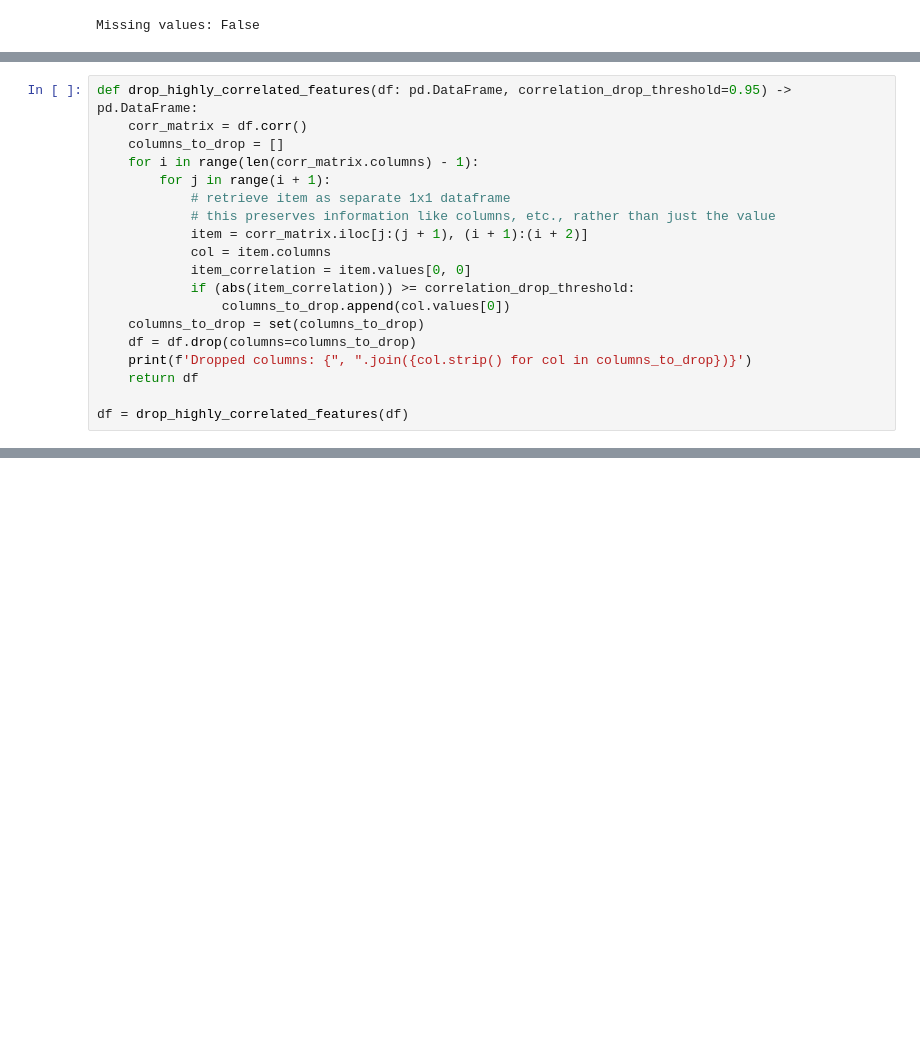
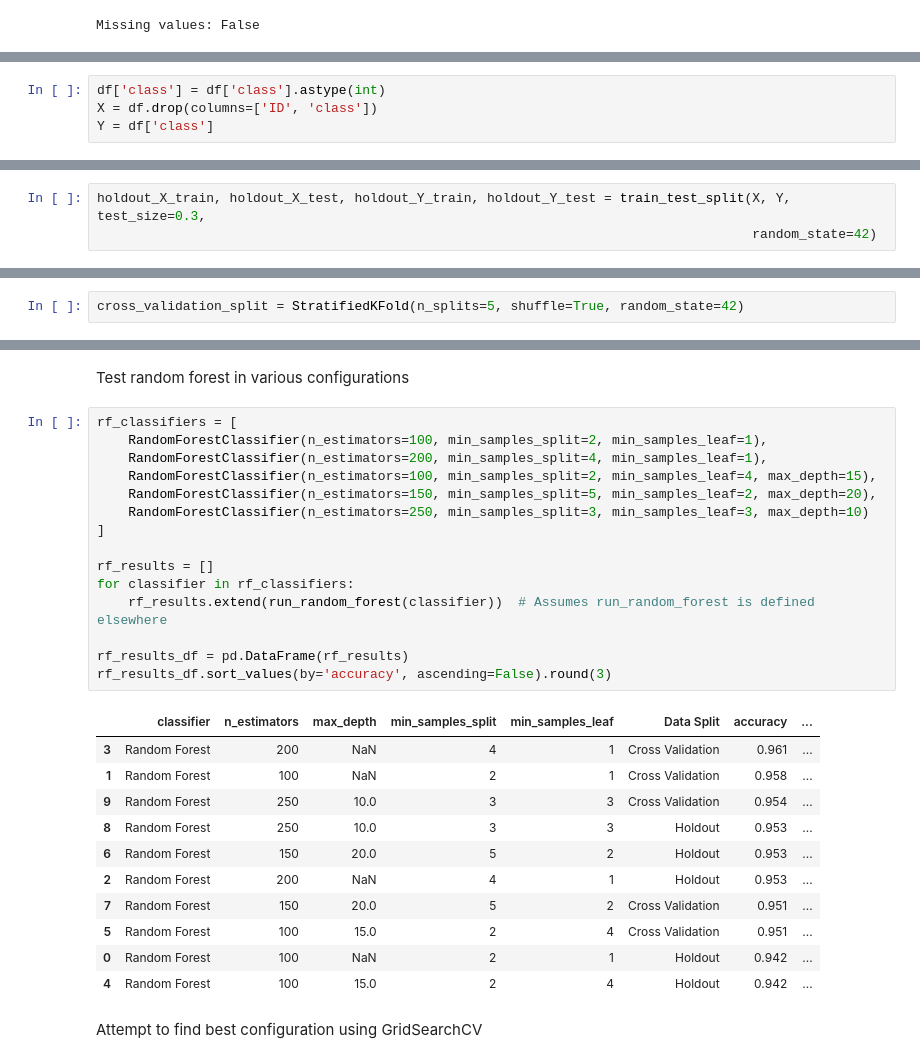
Before and after one commit to zGabor2001/ML, a Jupyter notebook: assignment1/breast_cancer_dataset.ipynb, the cells around one changed output, grey strips where cells are left out. Cells and saved outputs as stored; diff of their text form; blank space fills up the shorter version.

```diff
--- a/assignment1/breast_cancer_dataset.ipynb
+++ b/assignment1/breast_cancer_dataset.ipynb
@@ -95,19 +76,0 @@ correlation_matrix
-# %%
-def drop_highly_correlated_features(df: pd.DataFrame, correlation_drop_threshold=0.95) -> pd.DataFrame:
-    corr_matrix = df.corr()
-    columns_to_drop = []
-    for i in range(len(corr_matrix.columns) - 1):
-        for j in range(i + 1):
-            # retrieve item as separate 1x1 dataframe
-            # this preserves information like columns, etc., rather than just the value
-            item = corr_matrix.iloc[j:(j + 1), (i + 1):(i + 2)]
-            col = item.columns
-            item_correlation = item.values[0, 0]
-            if (abs(item_correlation)) >= correlation_drop_threshold:
-                columns_to_drop.append(col.values[0])
-    columns_to_drop = set(columns_to_drop)
-    df = df.drop(columns=columns_to_drop)
-    print(f'Dropped columns: {", ".join({col.strip() for col in columns_to_drop})}')
-    return df
-
-df = drop_highly_correlated_features(df)
@@ -145,0 +81,4 @@ accuracy_score(y_test, y_pred)
+# %%
+df['class'] = df['class'].astype(int)
+X = df.drop(columns=['ID', 'class'])
+Y = df['class']
@@ -145,0 +88,3 @@ accuracy_score(y_test, y_pred)
+# %%
+holdout_X_train, holdout_X_test, holdout_Y_train, holdout_Y_test = train_test_split(X, Y, test_size=0.3,
+                                                                                    random_state=42)
@@ -145,0 +94,2 @@ accuracy_score(y_test, y_pred)
+# %%
+cross_validation_split = StratifiedKFold(n_splits=5, shuffle=True, random_state=42)
@@ -145,0 +180,31 @@ accuracy_score(y_test, y_pred)
+# %% [markdown]
+Test random forest in various configurations
+# %%
+rf_classifiers = [
+    RandomForestClassifier(n_estimators=100, min_samples_split=2, min_samples_leaf=1),
+    RandomForestClassifier(n_estimators=200, min_samples_split=4, min_samples_leaf=1),
+    RandomForestClassifier(n_estimators=100, min_samples_split=2, min_samples_leaf=4, max_depth=15),
+    RandomForestClassifier(n_estimators=150, min_samples_split=5, min_samples_leaf=2, max_depth=20),
+    RandomForestClassifier(n_estimators=250, min_samples_split=3, min_samples_leaf=3, max_depth=10)
+]
+
+rf_results = []
+for classifier in rf_classifiers:
+    rf_results.extend(run_random_forest(classifier))  # Assumes run_random_forest is defined elsewhere
+
+rf_results_df = pd.DataFrame(rf_results)
+rf_results_df.sort_values(by='accuracy', ascending=False).round(3)
+# %% [output]
+|  | classifier | n_estimators | max_depth | min_samples_split | min_samples_leaf | Data Split | accuracy | ... |
+| 3 | Random Forest | 200 | NaN | 4 | 1 | Cross Validation | 0.961 | ... |
+| 1 | Random Forest | 100 | NaN | 2 | 1 | Cross Validation | 0.958 | ... |
+| 9 | Random Forest | 250 | 10.0 | 3 | 3 | Cross Validation | 0.954 | ... |
+| 8 | Random Forest | 250 | 10.0 | 3 | 3 | Holdout | 0.953 | ... |
+| 6 | Random Forest | 150 | 20.0 | 5 | 2 | Holdout | 0.953 | ... |
+| 2 | Random Forest | 200 | NaN | 4 | 1 | Holdout | 0.953 | ... |
+| 7 | Random Forest | 150 | 20.0 | 5 | 2 | Cross Validation | 0.951 | ... |
+| 5 | Random Forest | 100 | 15.0 | 2 | 4 | Cross Validation | 0.951 | ... |
+| 0 | Random Forest | 100 | NaN | 2 | 1 | Holdout | 0.942 | ... |
+| 4 | Random Forest | 100 | 15.0 | 2 | 4 | Holdout | 0.942 | ... |
+# %% [markdown]
+Attempt to find best configuration using GridSearchCV
```
Also changed, not shown: parts of 43 cells of this notebook.
